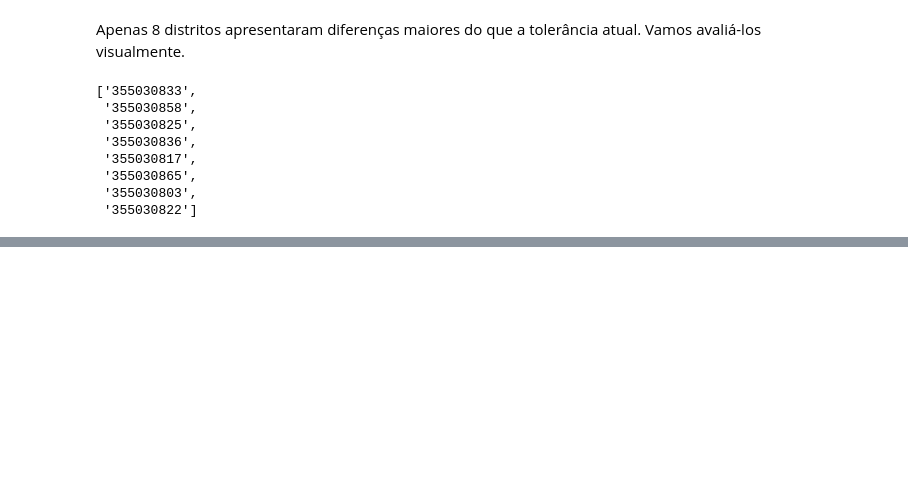
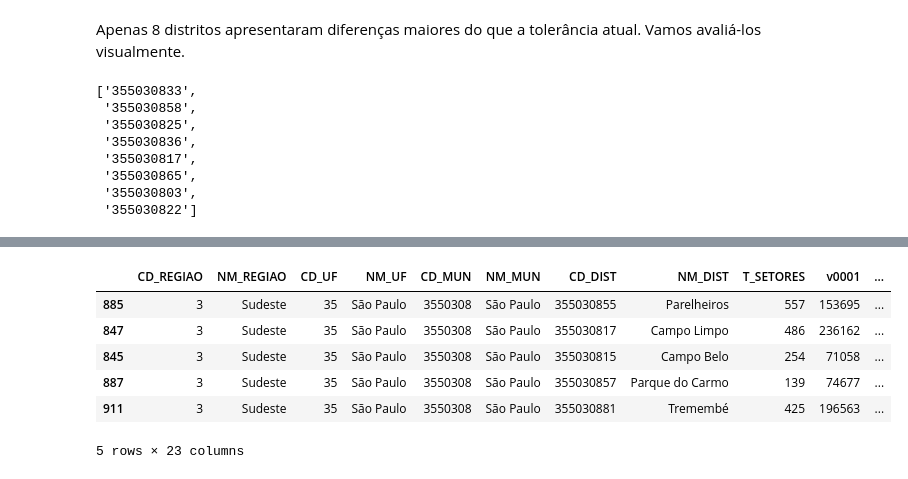
Before and after one commit to sepep-pmsp/compatibilizacao-setores-censitarios, a Jupyter notebook: Compatibilização.ipynb, the cells around one changed output, grey strips where cells are left out. Cells and saved outputs as stored; diff of their text form; code cells hidden in the pictures; blank space fills up the shorter version.

```diff
--- a/Compatibilização.ipynb
+++ b/Compatibilização.ipynb
@@ -291,0 +360,11 @@ A inspeção visual indica que os distritos se mantiveram os mesmos, com diferen
+# %%
+sample = sample.loc[:, (sample != 0).any()]
+sample
+# %% [output]
+|  | CD_REGIAO | NM_REGIAO | CD_UF | NM_UF | CD_MUN | NM_MUN | CD_DIST | NM_DIST | T_SETORES | v0001 | ... |
+| 885 | 3 | Sudeste | 35 | São Paulo | 3550308 | São Paulo | 355030855 | Parelheiros | 557 | 153695 | ... |
+| 847 | 3 | Sudeste | 35 | São Paulo | 3550308 | São Paulo | 355030817 | Campo Limpo | 486 | 236162 | ... |
+| 845 | 3 | Sudeste | 35 | São Paulo | 3550308 | São Paulo | 355030815 | Campo Belo | 254 | 71058 | ... |
+| 887 | 3 | Sudeste | 35 | São Paulo | 3550308 | São Paulo | 355030857 | Parque do Carmo | 139 | 74677 | ... |
+| 911 | 3 | Sudeste | 35 | São Paulo | 3550308 | São Paulo | 355030881 | Tremembé | 425 | 196563 | ... |
+5 rows × 23 columns
```
Also changed, not shown: parts of 14 cells of this notebook.
